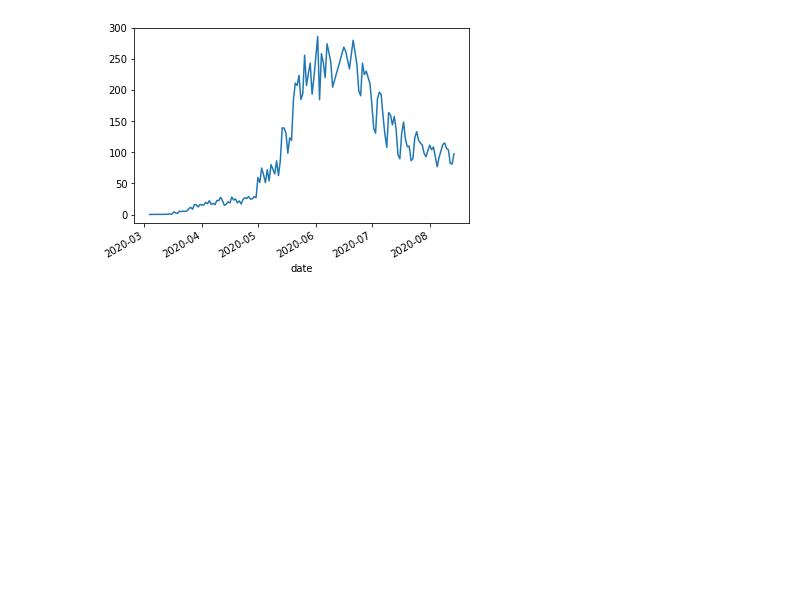
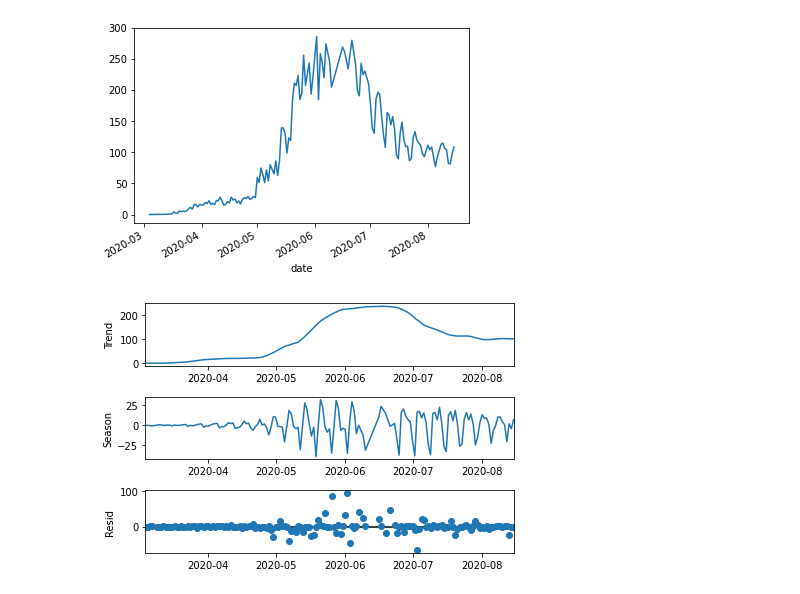
Before and after one commit to sherna90/mineria_datos, a Jupyter notebook: 7.-series_temporales.ipynb, the cells around one changed output. Saved outputs shown, nothing was run; the diff lists cells and outputs as text; code cells hidden in the pictures; blank space fills up the shorter version.

```diff
--- a/7.-series_temporales.ipynb
+++ b/7.-series_temporales.ipynb
@@ -273,3 +307,12 @@ data_chile.plot()
 plt.show()
 # %% [output]
 [figure]
+# %%
+from statsmodels.tsa.seasonal import STL
+
+series=data_chile.values
+stl = STL(data_chile.squeeze(),period=7, robust=True)
+res = stl.fit()
+fig = res.plot(observed=False, resid=True)
+# %% [output]
+[figure, added]
```
Also changed, not shown: parts of 23 cells of this notebook.
